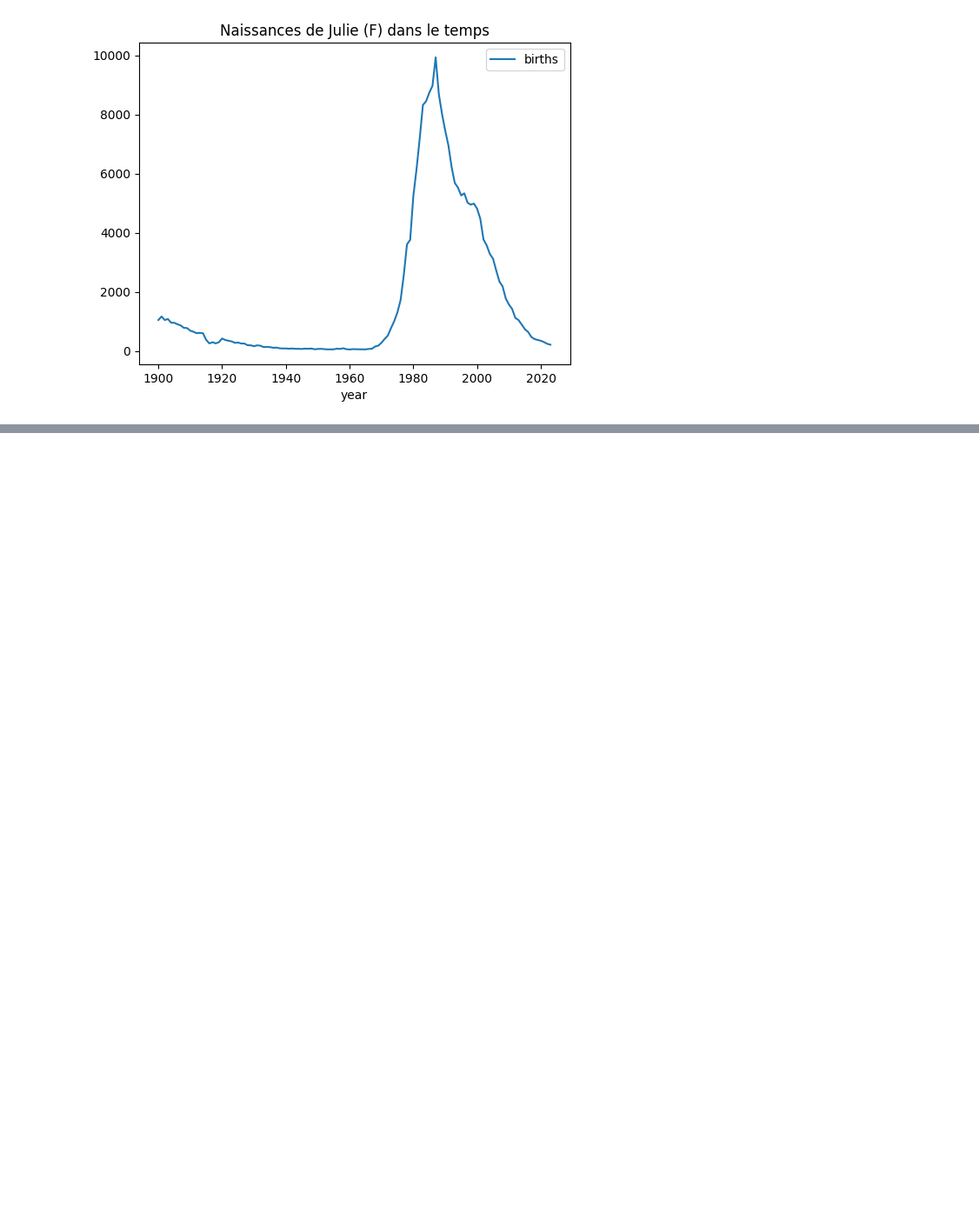
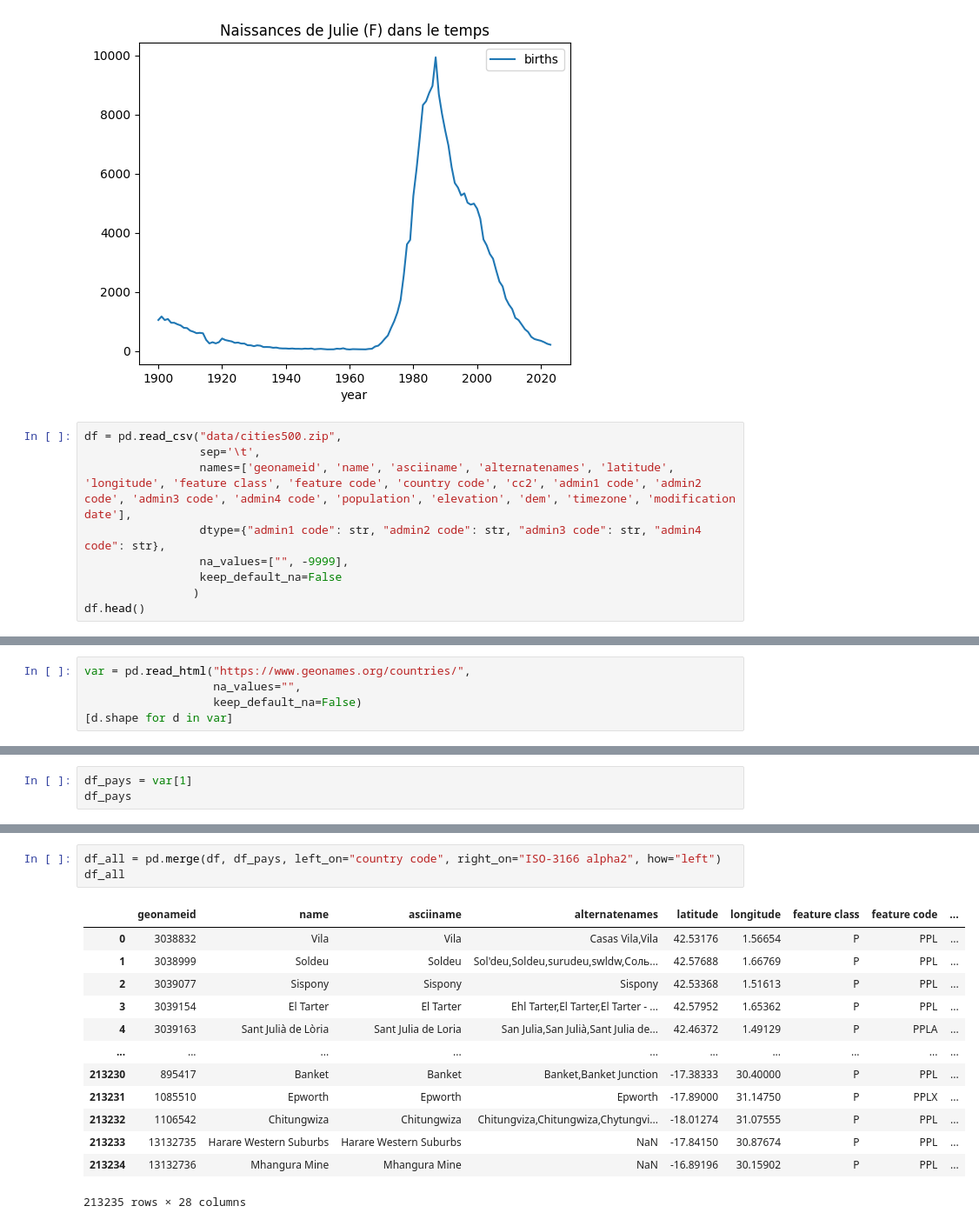
Before and after one commit to fran6w/TIDE, a Jupyter notebook: 02_TIDE_session.ipynb, the cells around one changed output, grey strips where cells are left out. Shown at 87% size. Cells and saved outputs as stored; diff of their text form; blank space fills up the shorter version.

```diff
--- a/02_TIDE_session.ipynb
+++ b/02_TIDE_session.ipynb
@@ -339,3 +360,12 @@ dtype: int64
 trace_prenom_genre("Julie", "F")
 # %% [output]
 [figure]
+# %%
+df = pd.read_csv("data/cities500.zip",
+                 sep='\t',
+                 names=['geonameid', 'name', 'asciiname', 'alternatenames', 'latitude', 'longitude', 'feature class', 'feature code', 'country code', 'cc2', 'admin1 code', 'admin2 code', 'admin3 code', 'admin4 code', 'population', 'elevation', 'dem', 'timezone', 'modification date'],
+                 dtype={"admin1 code": str, "admin2 code": str, "admin3 code": str, "admin4 code": str},
+                 na_values=["", -9999],
+                 keep_default_na=False
+                )
+df.head()
@@ -341,0 +535,5 @@ trace_prenom_genre("Julie", "F")
+# %%
+var = pd.read_html("https://www.geonames.org/countries/",
+                   na_values="",
+                   keep_default_na=False)
+[d.shape for d in var]
@@ -341,0 +542,3 @@ trace_prenom_genre("Julie", "F")
+# %%
+df_pays = var[1]
+df_pays
@@ -341,0 +559,17 @@ trace_prenom_genre("Julie", "F")
+# %%
+df_all = pd.merge(df, df_pays, left_on="country code", right_on="ISO-3166 alpha2", how="left")
+df_all
+# %% [output]
+|  | geonameid | name | asciiname | alternatenames | latitude | longitude | feature class | feature code | ... |
+| 0 | 3038832 | Vila | Vila | Casas Vila,Vila | 42.53176 | 1.56654 | P | PPL | ... |
+| 1 | 3038999 | Soldeu | Soldeu | Sol'deu,Soldeu,surudeu,swldw,Соль... | 42.57688 | 1.66769 | P | PPL | ... |
+| 2 | 3039077 | Sispony | Sispony | Sispony | 42.53368 | 1.51613 | P | PPL | ... |
+| 3 | 3039154 | El Tarter | El Tarter | Ehl Tarter,El Tarter,El Tarter - ... | 42.57952 | 1.65362 | P | PPL | ... |
+| 4 | 3039163 | Sant Julià de Lòria | Sant Julia de Loria | San Julia,San Julià,Sant Julia de... | 42.46372 | 1.49129 | P | PPLA | ... |
+| ... | ... | ... | ... | ... | ... | ... | ... | ... | ... |
+| 213230 | 895417 | Banket | Banket | Banket,Banket Junction | -17.38333 | 30.40000 | P | PPL | ... |
+| 213231 | 1085510 | Epworth | Epworth | Epworth | -17.89000 | 31.14750 | P | PPLX | ... |
+| 213232 | 1106542 | Chitungwiza | Chitungwiza | Chitungviza,Chitungwiza,Chytungvi... | -18.01274 | 31.07555 | P | PPL | ... |
+| 213233 | 13132735 | Harare Western Suburbs | Harare Western Suburbs | NaN | -17.84150 | 30.87674 | P | PPL | ... |
+| 213234 | 13132736 | Mhangura Mine | Mhangura Mine | NaN | -16.89196 | 30.15902 | P | PPL | ... |
+213235 rows × 28 columns
```
Also changed, not shown: parts of 21 cells of this notebook.
